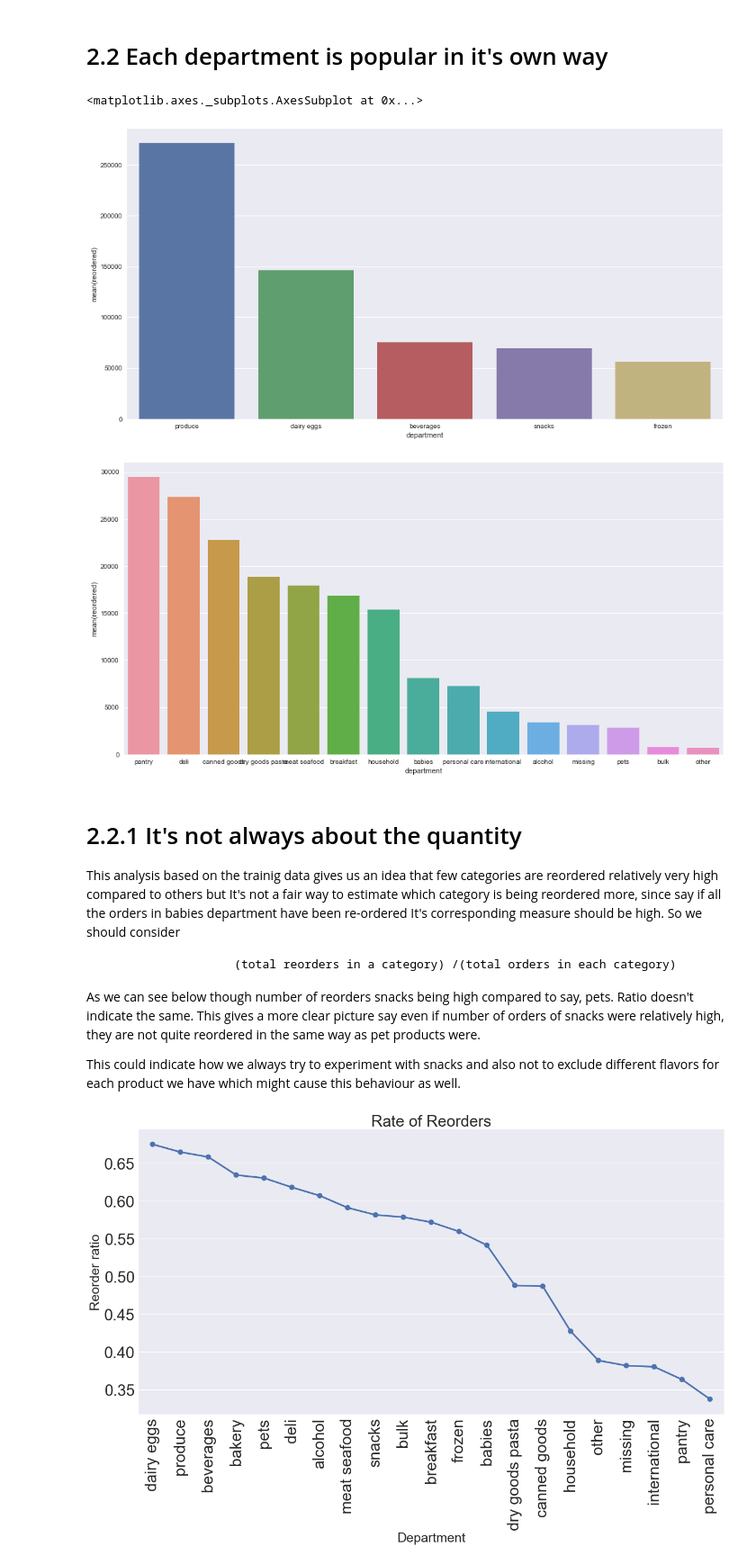
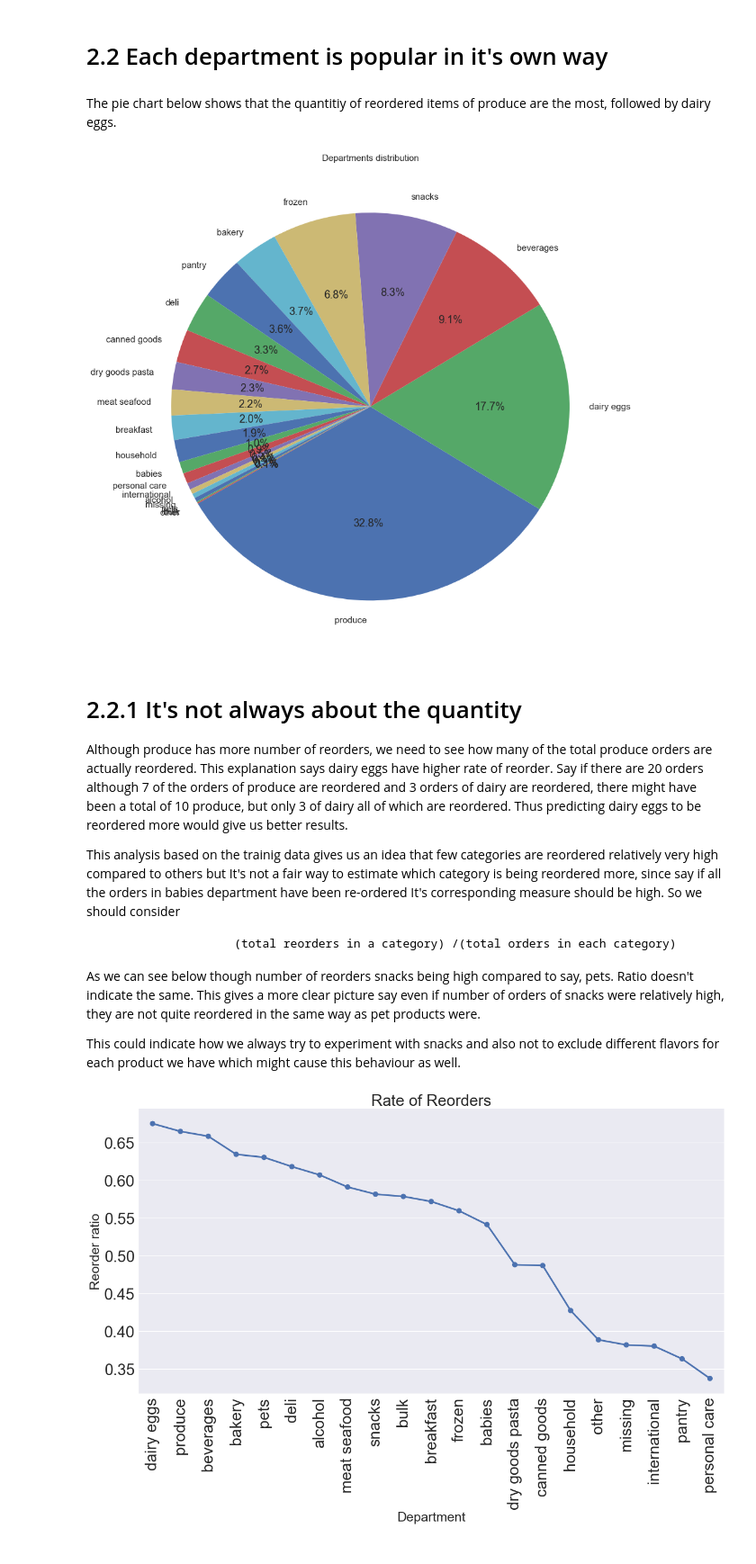
Before and after one commit to pradeepsaiu/kaggle_competetion, a Jupyter notebook: instacart/instacart.ipynb, the cells around one changed output. Shown at 90% size. Drawn from its saved outputs; the diff is of its cells as text; code cells hidden in the pictures.

```diff
--- a/instacart/instacart.ipynb
+++ b/instacart/instacart.ipynb
@@ -139,18 +137,24 @@ group = group[['department','reordered','department_id']].groupby(['department',
 group = group.reset_index()
 # %% [markdown]
 # 2.2 Each department is popular in it's own way
-# %%
-group = group.sort_values(by=['reordered'],ascending=[False])
-plt.figure(figsize=(16,8))
-sns.barplot(group.department[:5],group['reordered'])
-plt.figure(figsize=(16,8))
-sns.barplot(group.department[6:],group['reordered'])
-# %% [output]
-<matplotlib.axes._subplots.AxesSubplot at 0x...>
-[figure, removed]
-[figure, removed]
+# %% [markdown]
+The pie chart below shows that the quantitiy of reordered items of produce are the most, followed by dairy eggs.
+# %%
+group = group.sort_values(by=['reordered'],ascending=[False])
+temp = group.reordered
+label = np.array(group.department)
+values = np.array(100*temp/temp.sum())
+sns.set(font_scale=1.5)
+plt.figure(figsize=(15,15))
+plt.pie(values, labels=label, autopct='%1.1f%%', startangle=210)
+plt.title("Departments distribution", fontsize=15)
+plt.show()
+# %% [output]
+[figure, added]
 # %% [markdown]
 # 2.2.1 It's not always about the quantity
+Although produce has more number of reorders, we need to see how many of the total produce orders are actually reordered. This explanation says dairy eggs have higher rate of reorder. Say if there are 20 orders although 7 of the orders of produce are reordered and 3 orders of dairy are reordered, there might have been a total of 10 produce, but only 3 of dairy all of which are reordered. Thus predicting dairy eggs to be reordered more would give us better results.
+
 This analysis based on the trainig data gives us an idea that few categories are reordered relatively very high compared to others but It's not a fair way to estimate which category is being reordered more, since say if all the orders in babies department have been re-ordered It's corresponding measure should be high. So we should consider
 
                        (total reorders in a category) /(total orders in each category)
```
Also changed, not shown: parts of 32 cells of this notebook, 1 other file.
